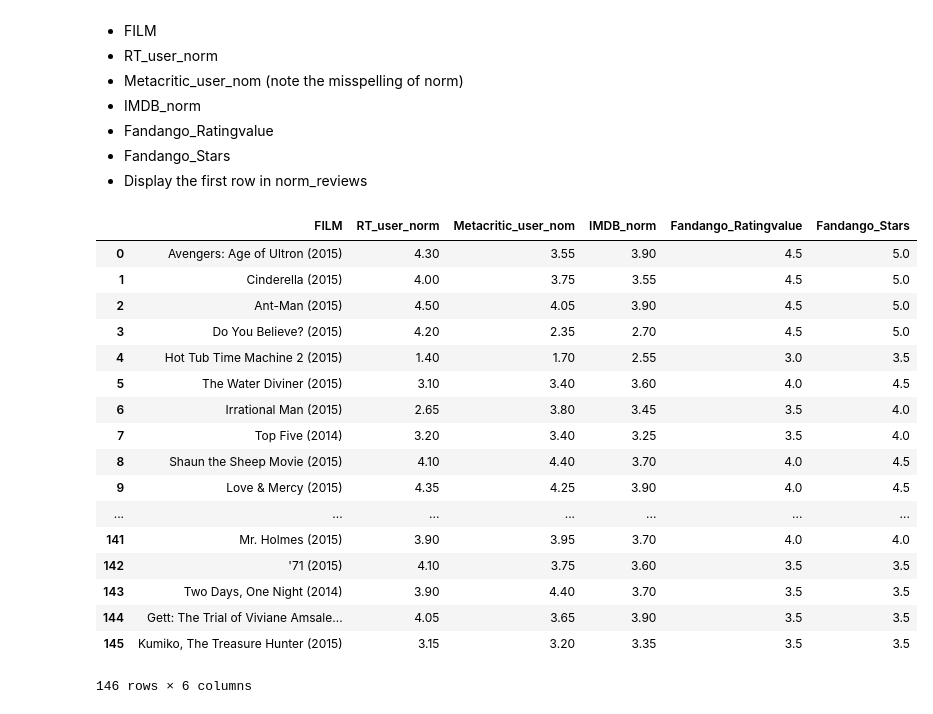
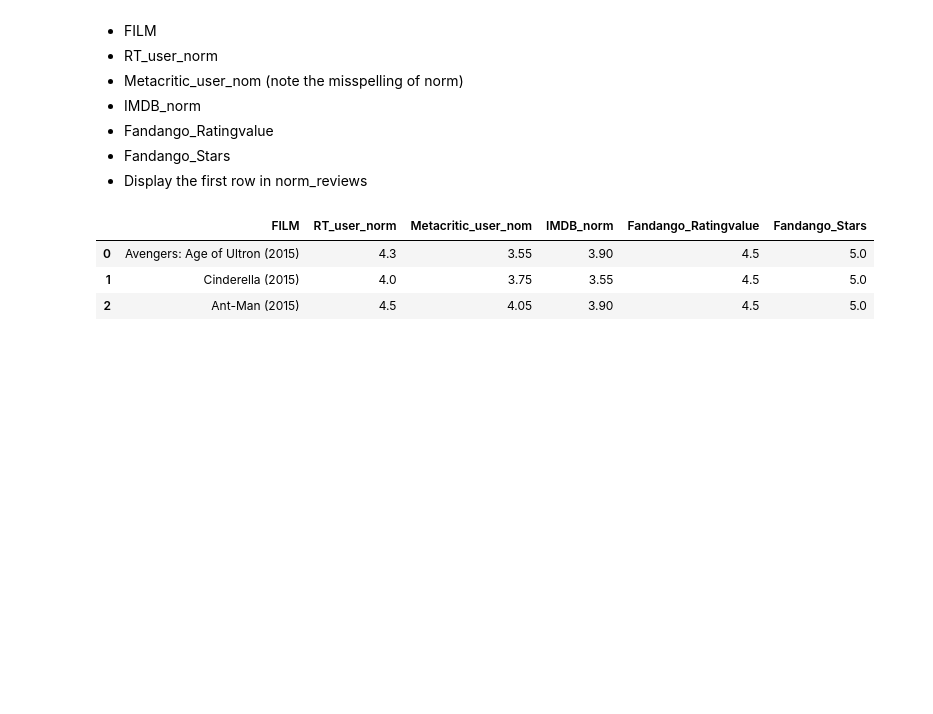
Before and after one commit to WillBeDataScientist/Theory, a Jupyter notebook: Line Charts DQ.io.ipynb, the cells around one changed output. Cells and saved outputs as stored; diff of their text form; code cells hidden in the pictures; blank space fills up the shorter version.

```diff
--- a/Line Charts DQ.io.ipynb
+++ b/Line Charts DQ.io.ipynb
@@ -289,23 +295,9 @@ reviews=pd.read_csv("fandango_scores.csv")
 # %%
 reviews.head(3)
 norm_reviews=reviews[["FILM","RT_user_norm","Metacritic_user_nom","IMDB_norm","Fandango_Ratingvalue","Fandango_Stars"]]
-norm_reviews
+norm_reviews.head(3)
 # %% [output]
 |  | FILM | RT_user_norm | Metacritic_user_nom | IMDB_norm | Fandango_Ratingvalue | Fandango_Stars |
-| 0 | Avengers: Age of Ultron (2015) | 4.30 | 3.55 | 3.90 | 4.5 | 5.0 |
-| 1 | Cinderella (2015) | 4.00 | 3.75 | 3.55 | 4.5 | 5.0 |
-| 2 | Ant-Man (2015) | 4.50 | 4.05 | 3.90 | 4.5 | 5.0 |
-| 3 | Do You Believe? (2015) | 4.20 | 2.35 | 2.70 | 4.5 | 5.0 |
-| 4 | Hot Tub Time Machine 2 (2015) | 1.40 | 1.70 | 2.55 | 3.0 | 3.5 |
-| 5 | The Water Diviner (2015) | 3.10 | 3.40 | 3.60 | 4.0 | 4.5 |
-| 6 | Irrational Man (2015) | 2.65 | 3.80 | 3.45 | 3.5 | 4.0 |
-| 7 | Top Five (2014) | 3.20 | 3.40 | 3.25 | 3.5 | 4.0 |
-| 8 | Shaun the Sheep Movie (2015) | 4.10 | 4.40 | 3.70 | 4.0 | 4.5 |
-| 9 | Love & Mercy (2015) | 4.35 | 4.25 | 3.90 | 4.0 | 4.5 |
-| ... | ... | ... | ... | ... | ... | ... |
-| 141 | Mr. Holmes (2015) | 3.90 | 3.95 | 3.70 | 4.0 | 4.0 |
-| 142 | '71 (2015) | 4.10 | 3.75 | 3.60 | 3.5 | 3.5 |
-| 143 | Two Days, One Night (2014) | 3.90 | 4.40 | 3.70 | 3.5 | 3.5 |
-| 144 | Gett: The Trial of Viviane Amsale... | 4.05 | 3.65 | 3.90 | 3.5 | 3.5 |
-| 145 | Kumiko, The Treasure Hunter (2015) | 3.15 | 3.20 | 3.35 | 3.5 | 3.5 |
+| 0 | Avengers: Age of Ultron (2015) | 4.3 | 3.55 | 3.90 | 4.5 | 5.0 |
+| 1 | Cinderella (2015) | 4.0 | 3.75 | 3.55 | 4.5 | 5.0 |
+| 2 | Ant-Man (2015) | 4.5 | 4.05 | 3.90 | 4.5 | 5.0 |
-146 rows × 6 columns
```
Also changed, not shown: parts of 28 cells of this notebook.
